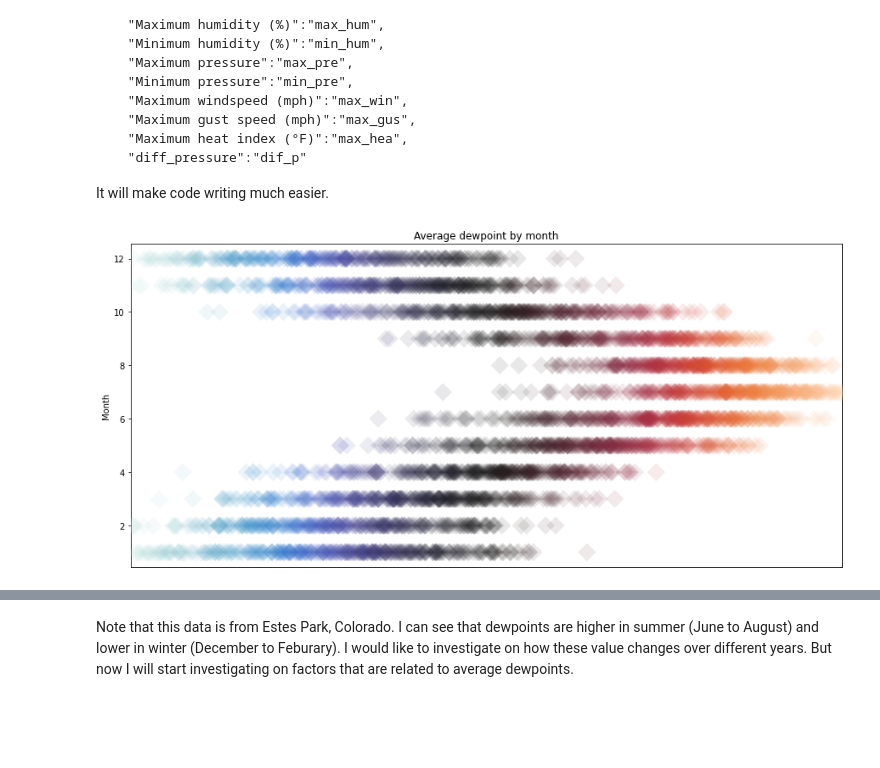
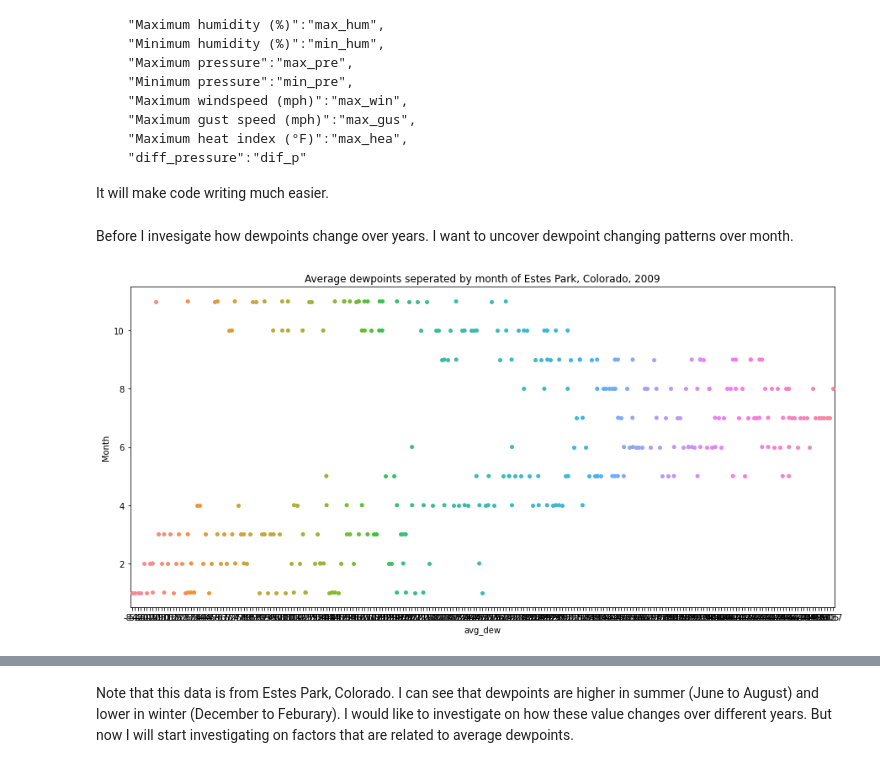
Before and after one commit to ubco-W2022T1-cosc301/project-group29, a Jupyter notebook: notebooks/analysis1.ipynb, the cells around one changed output, grey strips where cells are left out. Cells and saved outputs as stored; diff of their text form; code cells hidden in the pictures; blank space fills up the shorter version.

Commit message:
analysis stripplot

```diff
--- a/notebooks/analysis1.ipynb
+++ b/notebooks/analysis1.ipynb
@@ -80,14 +80,14 @@ Now the column names are all updated according to this:
       "Maximum heat index (°F)":"max_hea",
       "diff_pressure":"dif_p"
 It will make code writing much easier.
+# %% [markdown]
+Before I invesigate how dewpoints change over years. I want to uncover dewpoint changing patterns over month.
 # %%
+df11=df_new.loc[lambda x: x.Date.str.contains("2009")]
+
 plt.figure(figsize=(15,7))
-ax = sns.stripplot(
-    data=df_new[['avg_dew','Month']], x="avg_dew", y="Month",
-    jitter=False, s=15, marker="D", alpha=.1, palette="icefire"
-)
-ax.set(xticklabels=[],title='Average dewpoint by month',xlabel=None)
-ax.tick_params(bottom=False)  # remove the ticks
+sns.stripplot(data=df11, x="avg_dew", y="Month").set(title='Average dewpoints seperated by month of Estes Park, Colorado, 2009')
+# ax.tick_params(bottom=False)  # remove the ticks
 plt.show()
 # %% [output]
-[figure, old version]
+[figure, new version]
```
Also changed, not shown: parts of 1 cell of this notebook.
